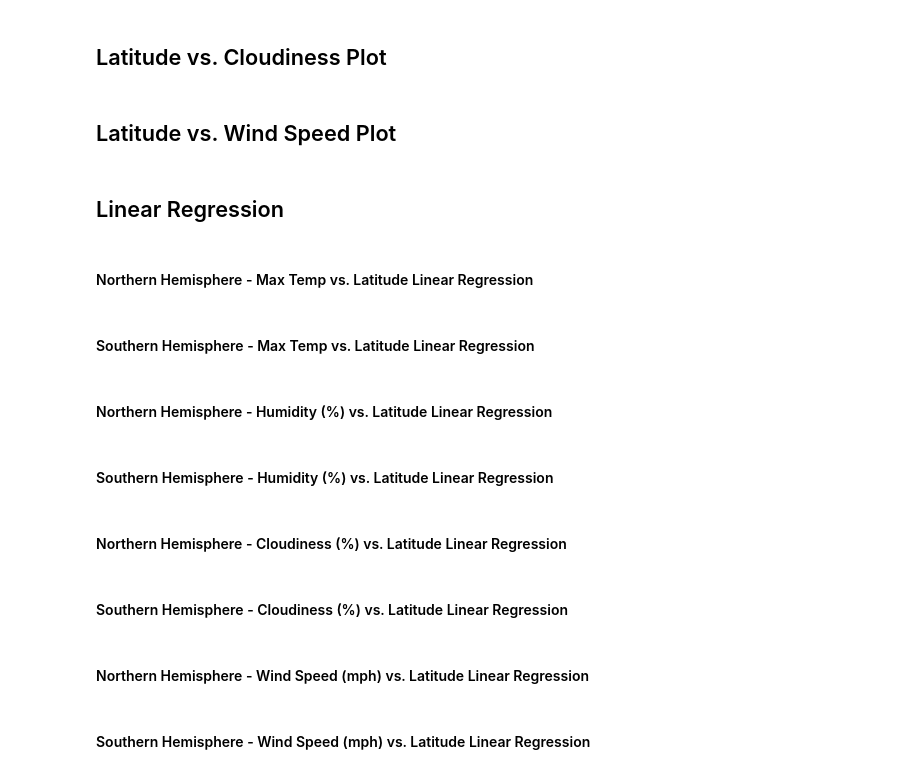
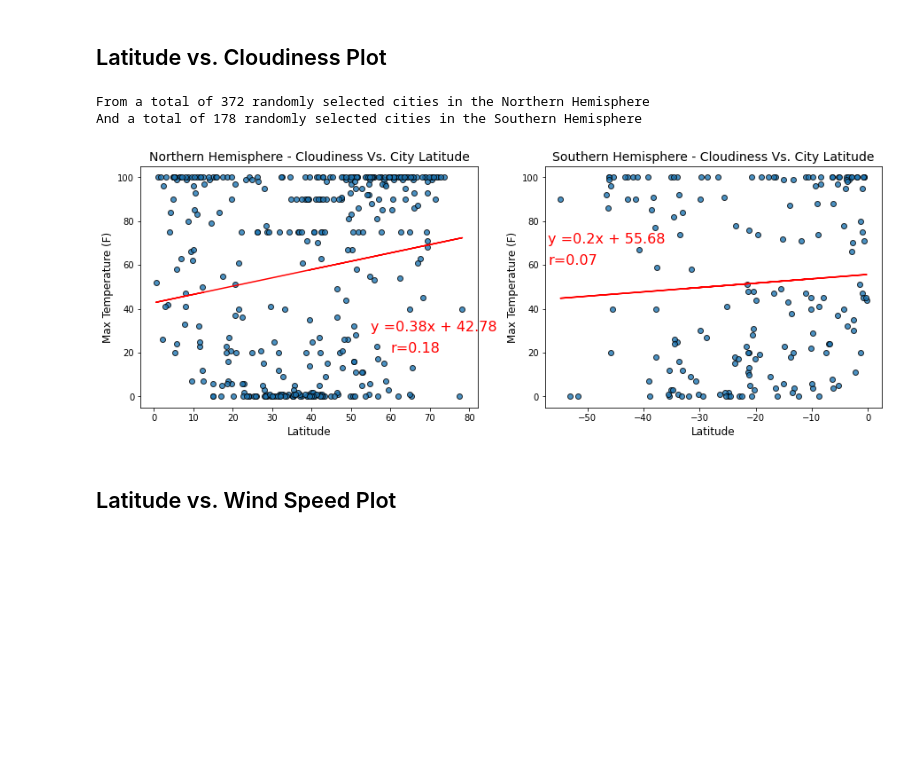
Before and after one commit to Daniel-Bourke/python-api-challenge, a Jupyter notebook: WeatherPy/WeatherPy.ipynb, the cells around one changed output. Saved outputs shown, nothing was run; the diff lists cells and outputs as text; code cells hidden in the pictures; blank space fills up the shorter version.

```diff
--- a/WeatherPy/WeatherPy.ipynb
+++ b/WeatherPy/WeatherPy.ipynb
@@ -99,22 +440,60 @@ Skip this step if there are no cities that have humidity > 100%.
 # %% [markdown]
 ## Latitude vs. Cloudiness Plot
+# %%
+# create figure and axes
+fig, axes = plt.subplots(1,2,figsize=(15,5))
+ax1 = axes[0]
+ax2 = axes[1]
+
+x1=NH_Lat
+y1=NH_CL
+slope1=NH_CL_slope
+int1=NH_CL_int
+r1=NH_CL_r
+
+x2=SH_Lat
+y2=SH_CL
+slope2=SH_CL_slope
+int2=SH_CL_int
+r2=SH_CL_r
+
+
+Predicted1 = x1 * slope1 + int1
+Predicted2 = x2 * slope2 + int2
+
+# AXES 1 Scatter - Northern Hemisphere - Max Temp Vs Latitude
+ax1.scatter(x1, y1, edgecolor="black", linewidths=1, marker="o", alpha=0.8, label="cities")
+ax1.set_title(f"Northern Hemisphere - Cloudiness Vs. City Latitude", fontsize = "14")
+ax1.set_xlabel(f"Latitude", fontsize="12")
+ax1.set_ylabel(f"Max Temperature (F)", fontsize="12")
+
+# AXES 1 Regression Line - Northern Hemisphere - Max Temp Vs Latitude
+
+ax1.plot(x1,Predicted1, "r")
+line_eq1 = "y =" + str(round(slope1,2)) + "x + " + str(round(int1,2))
+ax1.annotate(line_eq1,(55,30),fontsize=16,color="red")
+ax1.annotate(f"r={round(r1,2)}",(60,20),fontsize=16,color="red")
+
+# AXES 2 Scatter - Southern Hemisphere - Max Temp Vs Latitude
+ax2.scatter(x2, y2,edgecolor="black", linewidths=1, marker="o", alpha=0.8, label="cities")
+ax2.set_title(f"Southern Hemisphere - Cloudiness Vs. City Latitude", fontsize = "14")
+ax2.set_xlabel(f"Latitude", fontsize="12")
+ax2.set_ylabel(f"Max Temperature (F)", fontsize="12")
+
+# AXES 2 Regression Line - Northern Hemisphere - Max Temp Vs Latitude
+ax2.plot(x2,Predicted2, "r")
+line_eq2 = "y =" + str(round(slope2,2)) + "x + " + str(round(int2,2))
+ax2.annotate(line_eq2,(-57,70),fontsize=16,color="red")
+ax2.annotate(f"r={round(r2,2)}",(-57,60),fontsize=16,color="red")
+
+print(f"From a total of {len(Northern_Hemisphere_df)} randomly selected cities in the Northern Hemisphere")
+print(f"And a total of {len(Southern_Hemisphere_df)} randomly selected cities in the Southern Hemisphere")
+
+plt.show()
+pp.savefig(fig)
+# %% [output]
+From a total of 372 randomly selected cities in the Northern Hemisphere
+And a total of 178 randomly selected cities in the Southern Hemisphere
+[figure, added]
 # %% [markdown]
 ## Latitude vs. Wind Speed Plot
-# %% [markdown]
-## Linear Regression
-# %% [markdown]
-####  Northern Hemisphere - Max Temp vs. Latitude Linear Regression
-# %% [markdown]
-####  Southern Hemisphere - Max Temp vs. Latitude Linear Regression
-# %% [markdown]
-####  Northern Hemisphere - Humidity (%) vs. Latitude Linear Regression
-# %% [markdown]
-####  Southern Hemisphere - Humidity (%) vs. Latitude Linear Regression
-# %% [markdown]
-####  Northern Hemisphere - Cloudiness (%) vs. Latitude Linear Regression
-# %% [markdown]
-####  Southern Hemisphere - Cloudiness (%) vs. Latitude Linear Regression
-# %% [markdown]
-####  Northern Hemisphere - Wind Speed (mph) vs. Latitude Linear Regression
-# %% [markdown]
-####  Southern Hemisphere - Wind Speed (mph) vs. Latitude Linear Regression
```
Also changed, not shown: parts of 21 cells of this notebook, 4 other files.
